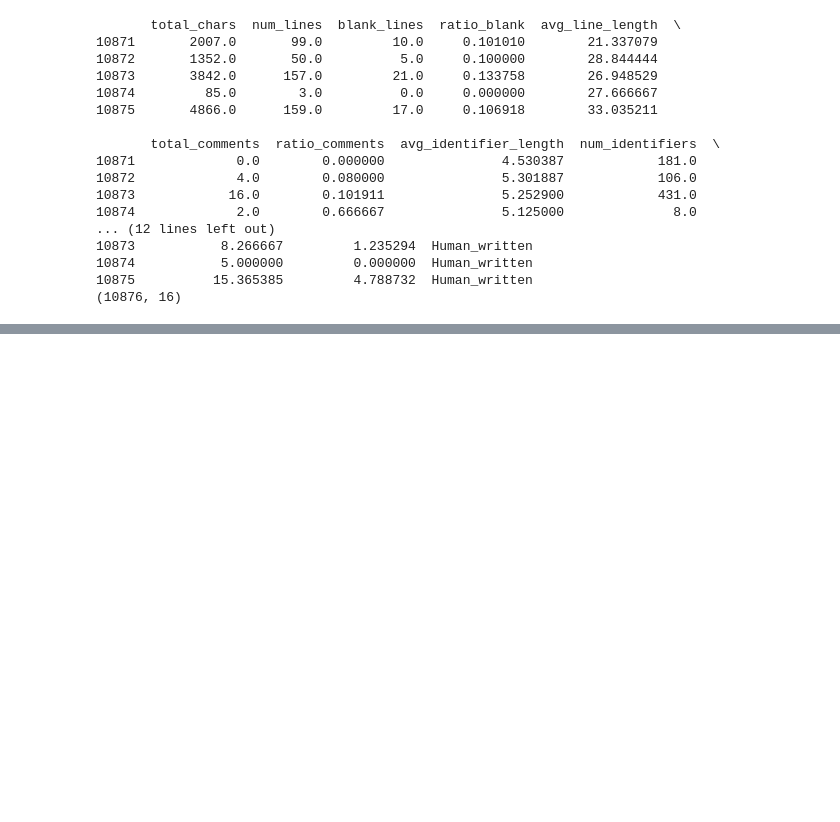
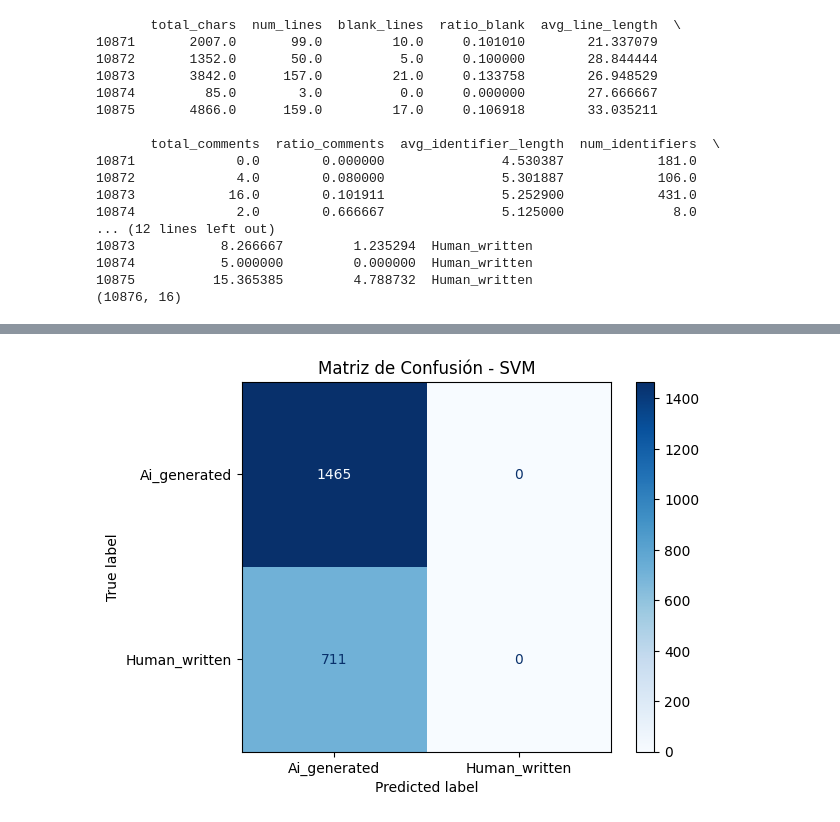
Before and after one commit to elunacado/RETO_TC3002B.201, a Jupyter notebook: SVM/svm.ipynb, the cells around one changed output, grey strips where cells are left out. Drawn from its saved outputs; the diff is of its cells as text; code cells hidden in the pictures; blank space fills up the shorter version.

```diff
--- a/SVM/svm.ipynb
+++ b/SVM/svm.ipynb
@@ -113,3 +113,31 @@ print(features_df.shape)
 10874           5.000000         0.000000  Human_written
 10875          15.365385         4.788732  Human_written
 (10876, 16)
+# %%
+from sklearn.svm import SVC
+from sklearn.model_selection import train_test_split
+from sklearn.preprocessing import StandardScaler
+from sklearn.metrics import classification_report, accuracy_score
+
+# Separar features y target
+X = features_df.drop(columns=['target'])
+y = features_df['target']
+
+# Dividir en train y test (80/20 igual que en Gurioli et al.)
+X_train, X_test, y_train, y_test = train_test_split(
+    X, y, test_size=0.2, random_state=42
+)
+
+# Escalar features (importante para SVM)
+scaler = StandardScaler()
+X_train = scaler.fit_transform(X_train)
+X_test = scaler.transform(X_test)
+
+# Entrenar SVM
+modelo = SVC(kernel='linear', random_state=42)
+modelo.fit(X_train, y_train)
+
+# Evaluar
+y_pred = modelo.predict(X_test)
+print(f"Accuracy: {accuracy_score(y_test, y_pred):.4f}")
+print(classification_report(y_test, y_pred))
@@ -115,0 +154,14 @@ print(features_df.shape)
+# %%
+from sklearn.metrics import confusion_matrix, ConfusionMatrixDisplay
+import matplotlib.pyplot as plt
+
+# Calcular matriz
+cm = confusion_matrix(y_test, y_pred)
+
+# Visualizarla
+disp = ConfusionMatrixDisplay(confusion_matrix=cm, display_labels=modelo.classes_)
+disp.plot(cmap='Blues')
+plt.title('Matriz de Confusión - SVM')
+plt.show()
+# %% [output]
+[figure, added]
```
Also changed, not shown: parts of 1 cell of this notebook.
